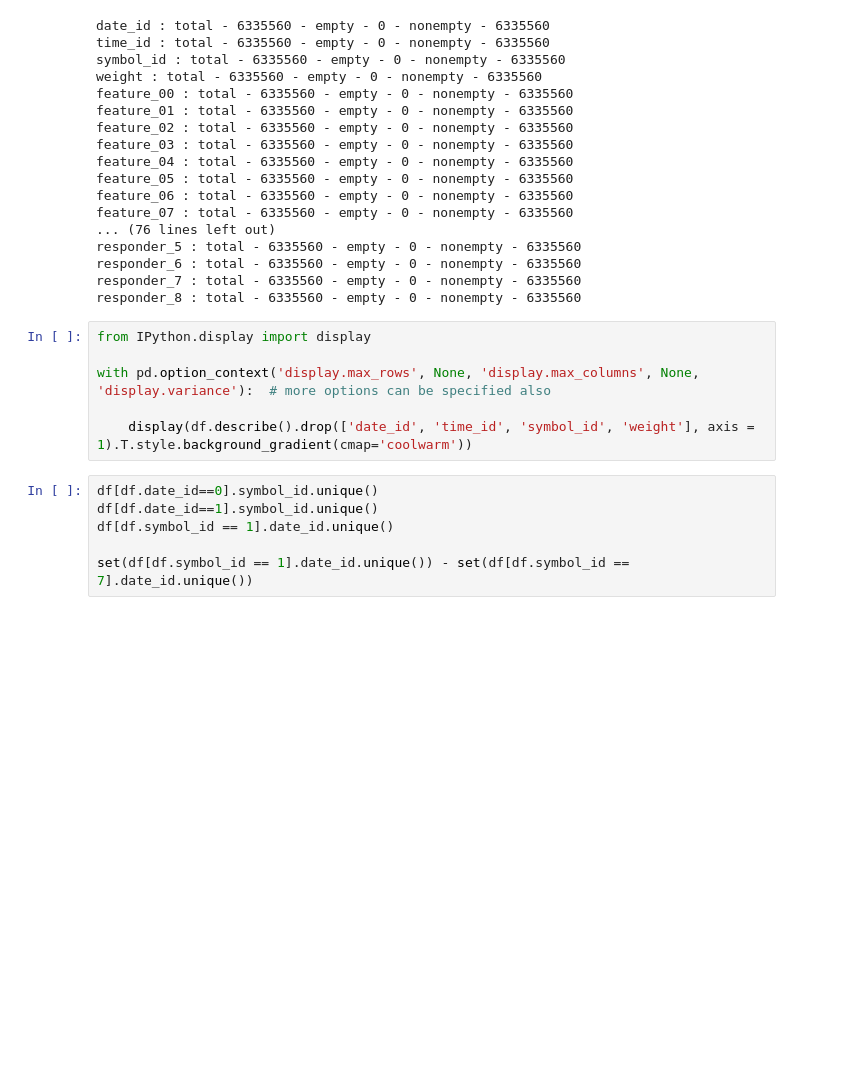
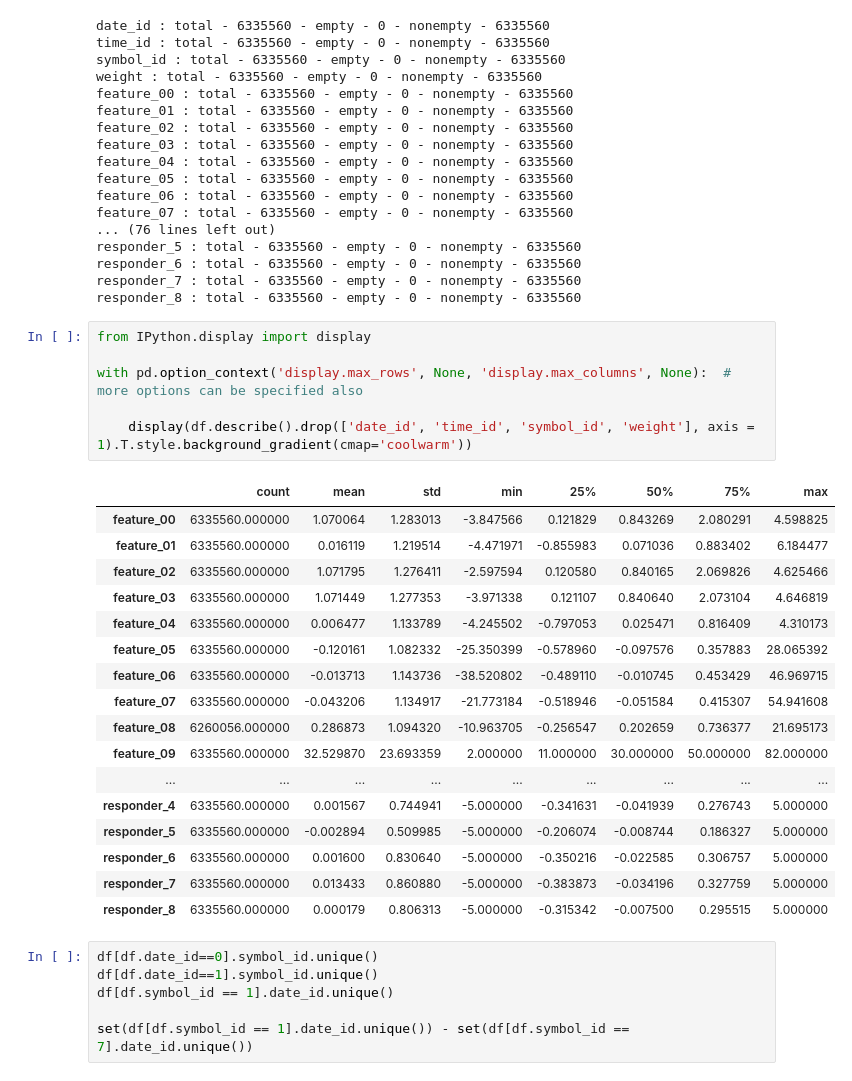
Before and after one commit to nkenny160/ecen-520-final-project, a Jupyter notebook: Jane_Street_Merge.ipynb, the cells around one changed output. Saved outputs shown, nothing was run; the diff lists cells and outputs as text; blank space fills up the shorter version.

```diff
--- a/Jane_Street_Merge.ipynb
+++ b/Jane_Street_Merge.ipynb
@@ -102,9 +102,27 @@ responder_8 : total - 6335560 - empty - 0 - nonempty - 6335560
 # %%
 from IPython.display import display
 
-with pd.option_context('display.max_rows', None, 'display.max_columns', None, 'display.variance'):  # more options can be specified also
+with pd.option_context('display.max_rows', None, 'display.max_columns', None):  # more options can be specified also
 
     display(df.describe().drop(['date_id', 'time_id', 'symbol_id', 'weight'], axis = 1).T.style.background_gradient(cmap='coolwarm'))
+# %% [output]
+|  | count | mean | std | min | 25% | 50% | 75% | max |
+| feature_00 | 6335560.000000 | 1.070064 | 1.283013 | -3.847566 | 0.121829 | 0.843269 | 2.080291 | 4.598825 |
+| feature_01 | 6335560.000000 | 0.016119 | 1.219514 | -4.471971 | -0.855983 | 0.071036 | 0.883402 | 6.184477 |
+| feature_02 | 6335560.000000 | 1.071795 | 1.276411 | -2.597594 | 0.120580 | 0.840165 | 2.069826 | 4.625466 |
+| feature_03 | 6335560.000000 | 1.071449 | 1.277353 | -3.971338 | 0.121107 | 0.840640 | 2.073104 | 4.646819 |
+| feature_04 | 6335560.000000 | 0.006477 | 1.133789 | -4.245502 | -0.797053 | 0.025471 | 0.816409 | 4.310173 |
+| feature_05 | 6335560.000000 | -0.120161 | 1.082332 | -25.350399 | -0.578960 | -0.097576 | 0.357883 | 28.065392 |
+| feature_06 | 6335560.000000 | -0.013713 | 1.143736 | -38.520802 | -0.489110 | -0.010745 | 0.453429 | 46.969715 |
+| feature_07 | 6335560.000000 | -0.043206 | 1.134917 | -21.773184 | -0.518946 | -0.051584 | 0.415307 | 54.941608 |
+| feature_08 | 6260056.000000 | 0.286873 | 1.094320 | -10.963705 | -0.256547 | 0.202659 | 0.736377 | 21.695173 |
+| feature_09 | 6335560.000000 | 32.529870 | 23.693359 | 2.000000 | 11.000000 | 30.000000 | 50.000000 | 82.000000 |
+| ... | ... | ... | ... | ... | ... | ... | ... | ... |
+| responder_4 | 6335560.000000 | 0.001567 | 0.744941 | -5.000000 | -0.341631 | -0.041939 | 0.276743 | 5.000000 |
+| responder_5 | 6335560.000000 | -0.002894 | 0.509985 | -5.000000 | -0.206074 | -0.008744 | 0.186327 | 5.000000 |
+| responder_6 | 6335560.000000 | 0.001600 | 0.830640 | -5.000000 | -0.350216 | -0.022585 | 0.306757 | 5.000000 |
+| responder_7 | 6335560.000000 | 0.013433 | 0.860880 | -5.000000 | -0.383873 | -0.034196 | 0.327759 | 5.000000 |
+| responder_8 | 6335560.000000 | 0.000179 | 0.806313 | -5.000000 | -0.315342 | -0.007500 | 0.295515 | 5.000000 |
 # %%
 df[df.date_id==0].symbol_id.unique()
 df[df.date_id==1].symbol_id.unique()
```
Also changed, not shown: parts of 42 cells of this notebook.
